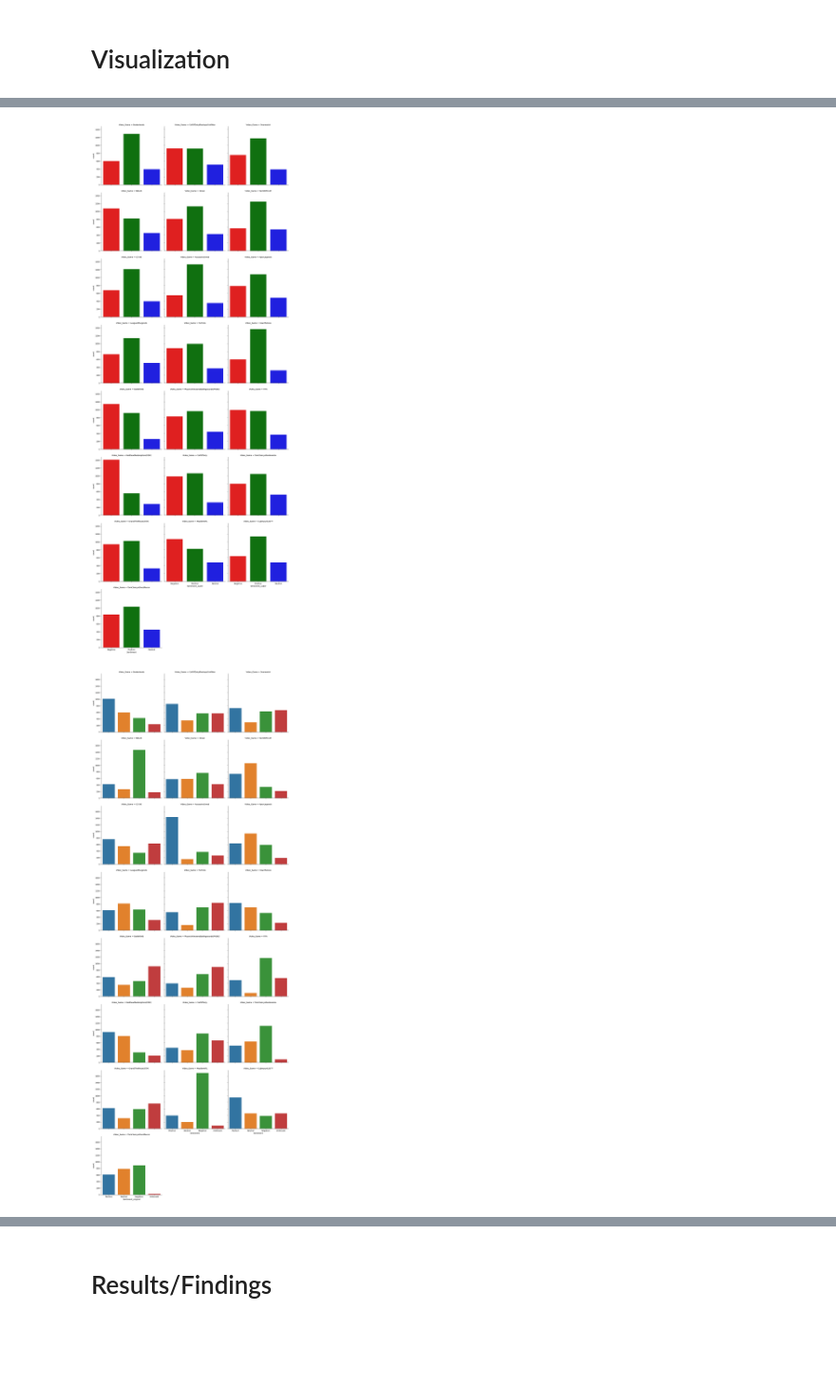
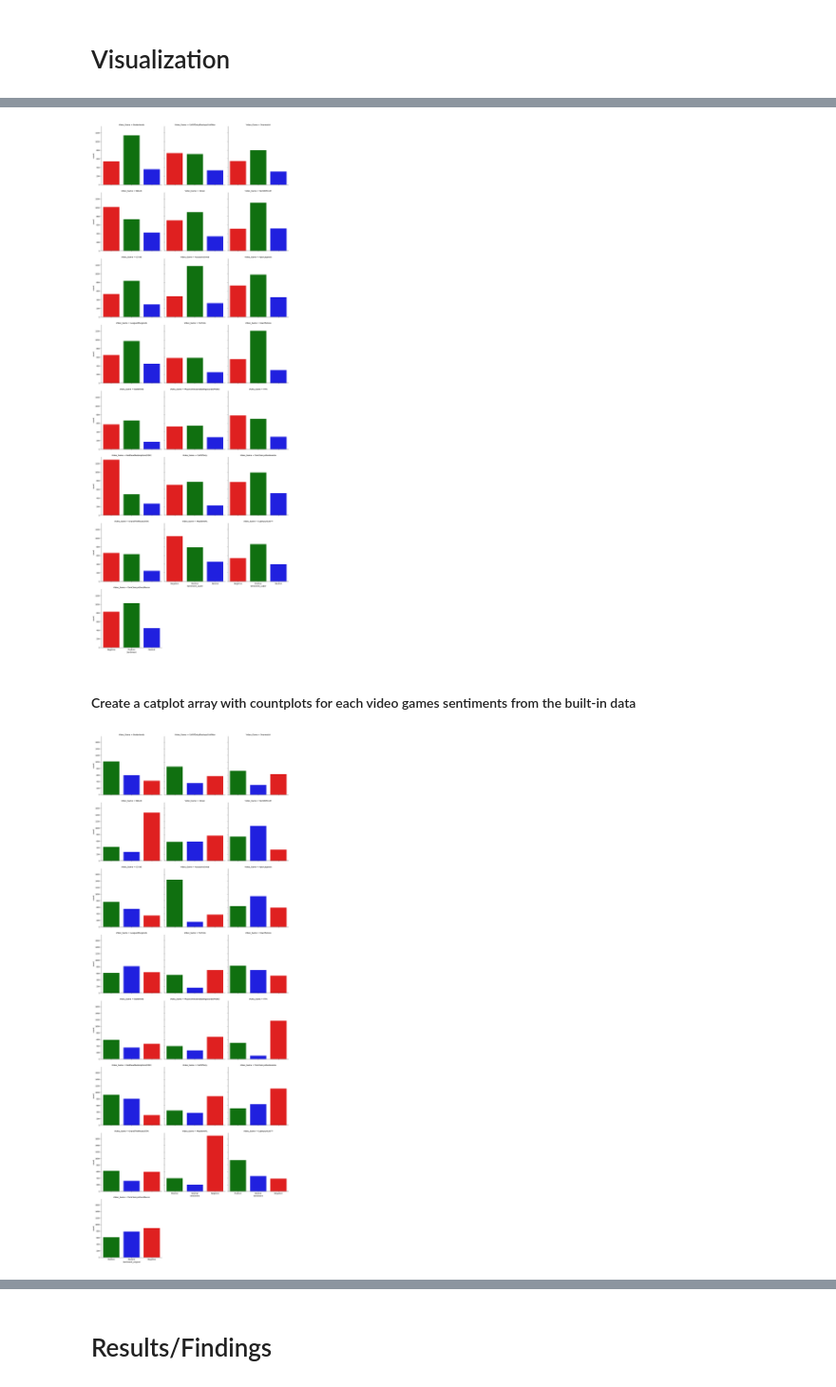
Before and after one commit to ReproTeach/final-project-givkj-squad, a Jupyter notebook: final_project.ipynb, the cells around one changed output, grey strips where cells are left out. Shown at 95% size. Saved outputs shown, nothing was run; the diff lists cells and outputs as text; code cells hidden in the pictures; blank space fills up the shorter version.

Commit message:
added captions, visual adjustments.

```diff
--- a/final_project.ipynb
+++ b/final_project.ipynb
@@ -172,5 +171,5 @@ def get_sent_vader_cont(text):
     return sia.polarity_scores(text)['compound']
 # %%
 # create new column to store sentiment analysis results from applying the function to the cleaned text
-filtered_vg2["Sentiment_vader"] = filtered_vg2["Clean_Text"].apply(get_sentiment_vader)
-filtered_vg2["Vader_count"]= filtered_vg2["Clean_Text"].apply(get_sent_vader_cont)
+sentiment_data["Sentiment_vader"] = sentiment_data["Clean_Text"].apply(get_sentiment_vader)
+sentiment_data["Vader_count"]= sentiment_data["Clean_Text"].apply(get_sent_vader_cont)
@@ -240,11 +214,13 @@ sns.catplot(data=sentiment_data, kind= "count", col='Video_Game', x= 'Sentiment_
 plt.xlabel('Sentiment')
 plt.show()
 # %% [output]
-[figure, old version]
+[figure, new version]
+# %% [markdown]
+#### Create a catplot array with countplots for each video games sentiments from the built-in data
 # %%
 # use function from Seaborn library to create juxtaposable categorical plots illustrating sentiment distribution of individual games with built in sentiment"
-sns.catplot(data=sentiment_data, kind= "count", col='Video_Game', x= 'Sentiment', col_wrap=3)
+sns.catplot(data=sentiment_data, kind= "count", col='Video_Game', x= 'Sentiment', col_wrap=3, palette=sentiment_colors)
 plt.xlabel('Sentiment_original')
 plt.show()
 # %% [output]
-[figure, old version]
+[figure, new version]
```
Also changed, not shown: parts of 38 cells of this notebook.
